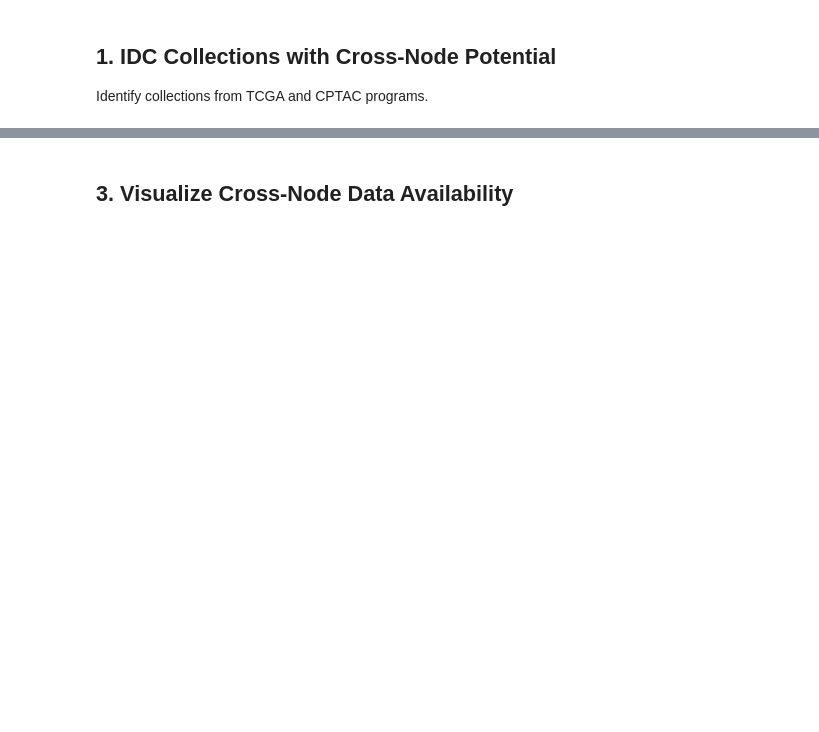
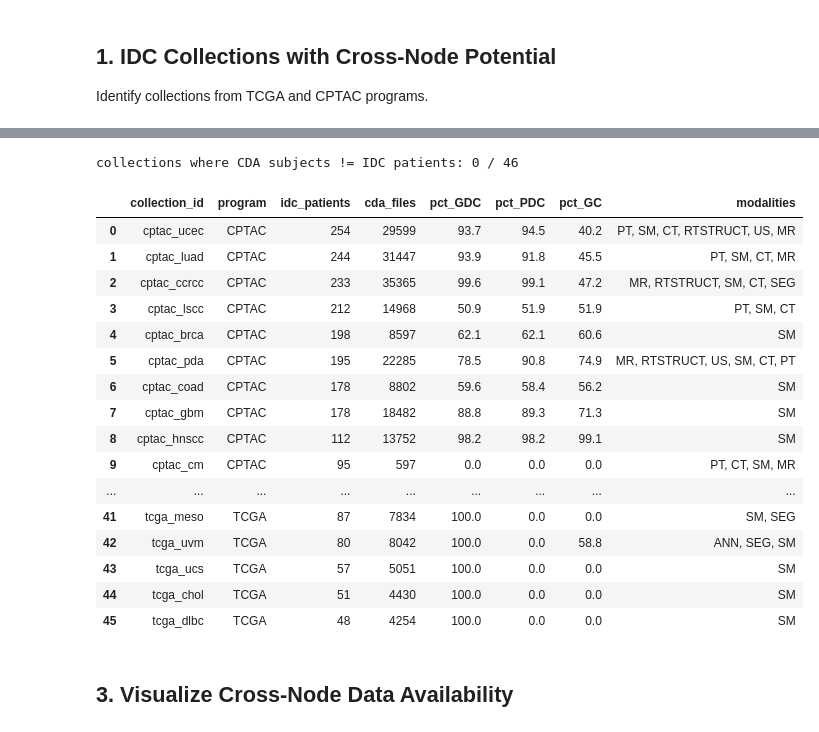
Before and after one commit to fedorov/idc-cda, a Jupyter notebook: notebooks/03_cross_node_analysis.ipynb, the cells around one changed output, grey strips where cells are left out. Saved outputs shown, nothing was run; the diff lists cells and outputs as text; code cells hidden in the pictures; blank space fills up the shorter version.

```diff
--- a/notebooks/03_cross_node_analysis.ipynb
+++ b/notebooks/03_cross_node_analysis.ipynb
@@ -206,3 +208,39 @@ cross_node_df[['collection_id', 'program', 'idc_patients', 'sampled', 'pct_in_cd
+# %%
+# Sanity check: the CDA subject count must equal the IDC patient count for every collection.
+# If it doesn't, `project_short_name` is not selecting the collection the way we assume.
+mismatch = cross_node_df[cross_node_df['idc_patients'] != cross_node_df['cda_subjects']]
+print(f"collections where CDA subjects != IDC patients: {len(mismatch)} / {len(cross_node_df)}")
+if len(mismatch):
+    display(mismatch[['collection_id', 'idc_patients', 'cda_subjects']])
+
+# Percentages are now over all patients in the collection, not over a sample.
+for node in ['GDC', 'PDC', 'GC']:
+    cross_node_df[f'pct_{node}'] = (
+        cross_node_df[f'has_{node}'] / cross_node_df['idc_patients'] * 100
+    ).round(1)
+
+cross_node_df.to_csv(data_dir / 'cross_node_summary.csv', index=False)
+cross_node_df[['collection_id', 'program', 'idc_patients', 'cda_files',
+               'pct_GDC', 'pct_PDC', 'pct_GC', 'modalities']]
+# %% [output]
+collections where CDA subjects != IDC patients: 0 / 46
+|  | collection_id | program | idc_patients | cda_files | pct_GDC | pct_PDC | pct_GC | modalities |
+| 0 | cptac_ucec | CPTAC | 254 | 29599 | 93.7 | 94.5 | 40.2 | PT, SM, CT, RTSTRUCT, US, MR |
+| 1 | cptac_luad | CPTAC | 244 | 31447 | 93.9 | 91.8 | 45.5 | PT, SM, CT, MR |
+| 2 | cptac_ccrcc | CPTAC | 233 | 35365 | 99.6 | 99.1 | 47.2 | MR, RTSTRUCT, SM, CT, SEG |
+| 3 | cptac_lscc | CPTAC | 212 | 14968 | 50.9 | 51.9 | 51.9 | PT, SM, CT |
+| 4 | cptac_brca | CPTAC | 198 | 8597 | 62.1 | 62.1 | 60.6 | SM |
+| 5 | cptac_pda | CPTAC | 195 | 22285 | 78.5 | 90.8 | 74.9 | MR, RTSTRUCT, US, SM, CT, PT |
+| 6 | cptac_coad | CPTAC | 178 | 8802 | 59.6 | 58.4 | 56.2 | SM |
+| 7 | cptac_gbm | CPTAC | 178 | 18482 | 88.8 | 89.3 | 71.3 | SM |
+| 8 | cptac_hnscc | CPTAC | 112 | 13752 | 98.2 | 98.2 | 99.1 | SM |
+| 9 | cptac_cm | CPTAC | 95 | 597 | 0.0 | 0.0 | 0.0 | PT, CT, SM, MR |
+| ... | ... | ... | ... | ... | ... | ... | ... | ... |
+| 41 | tcga_meso | TCGA | 87 | 7834 | 100.0 | 0.0 | 0.0 | SM, SEG |
+| 42 | tcga_uvm | TCGA | 80 | 8042 | 100.0 | 0.0 | 58.8 | ANN, SEG, SM |
+| 43 | tcga_ucs | TCGA | 57 | 5051 | 100.0 | 0.0 | 0.0 | SM |
+| 44 | tcga_chol | TCGA | 51 | 4430 | 100.0 | 0.0 | 0.0 | SM |
+| 45 | tcga_dlbc | TCGA | 48 | 4254 | 100.0 | 0.0 | 0.0 | SM |
 # %% [markdown]
 ## 3. Visualize Cross-Node Data Availability
 # %%
```
Also changed, not shown: parts of 17 cells of this notebook, 4 other files.
